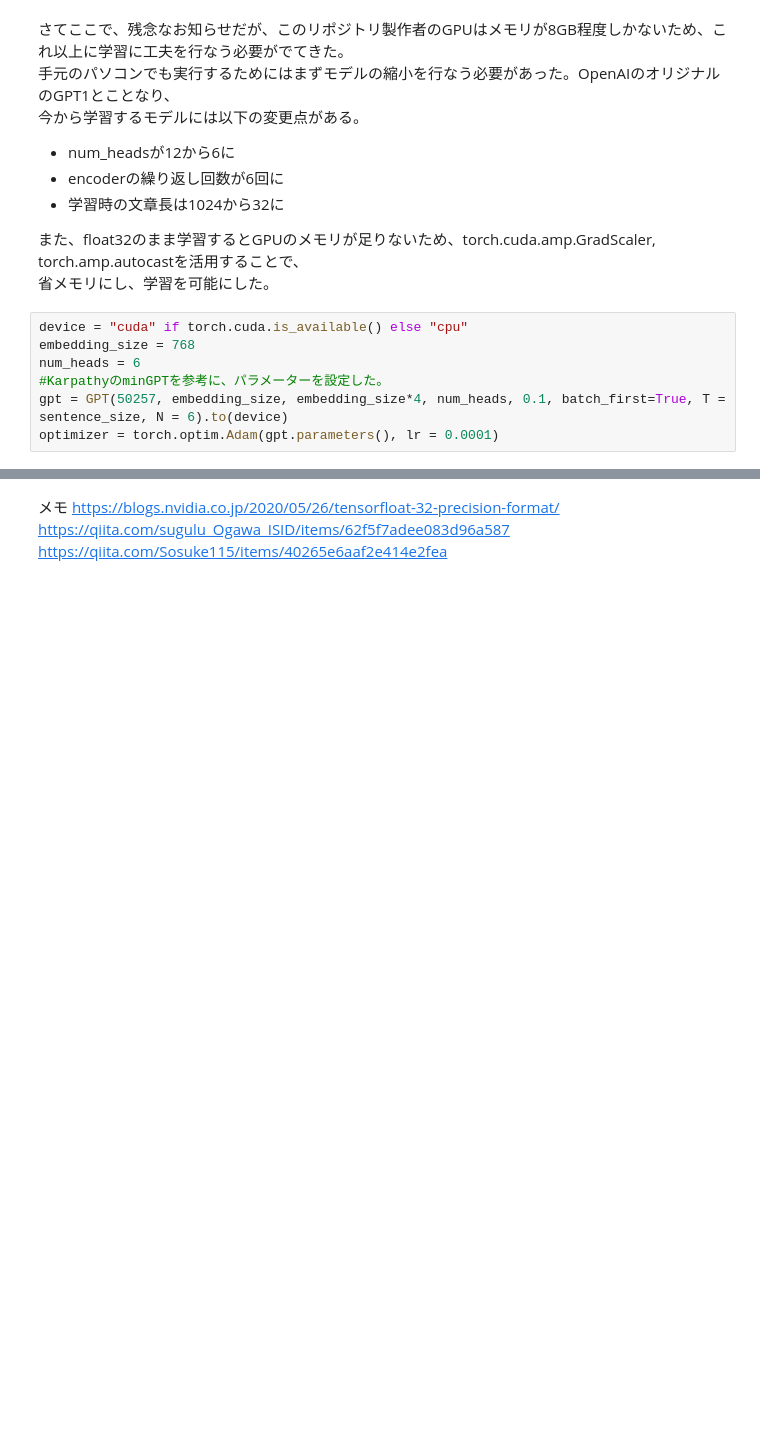
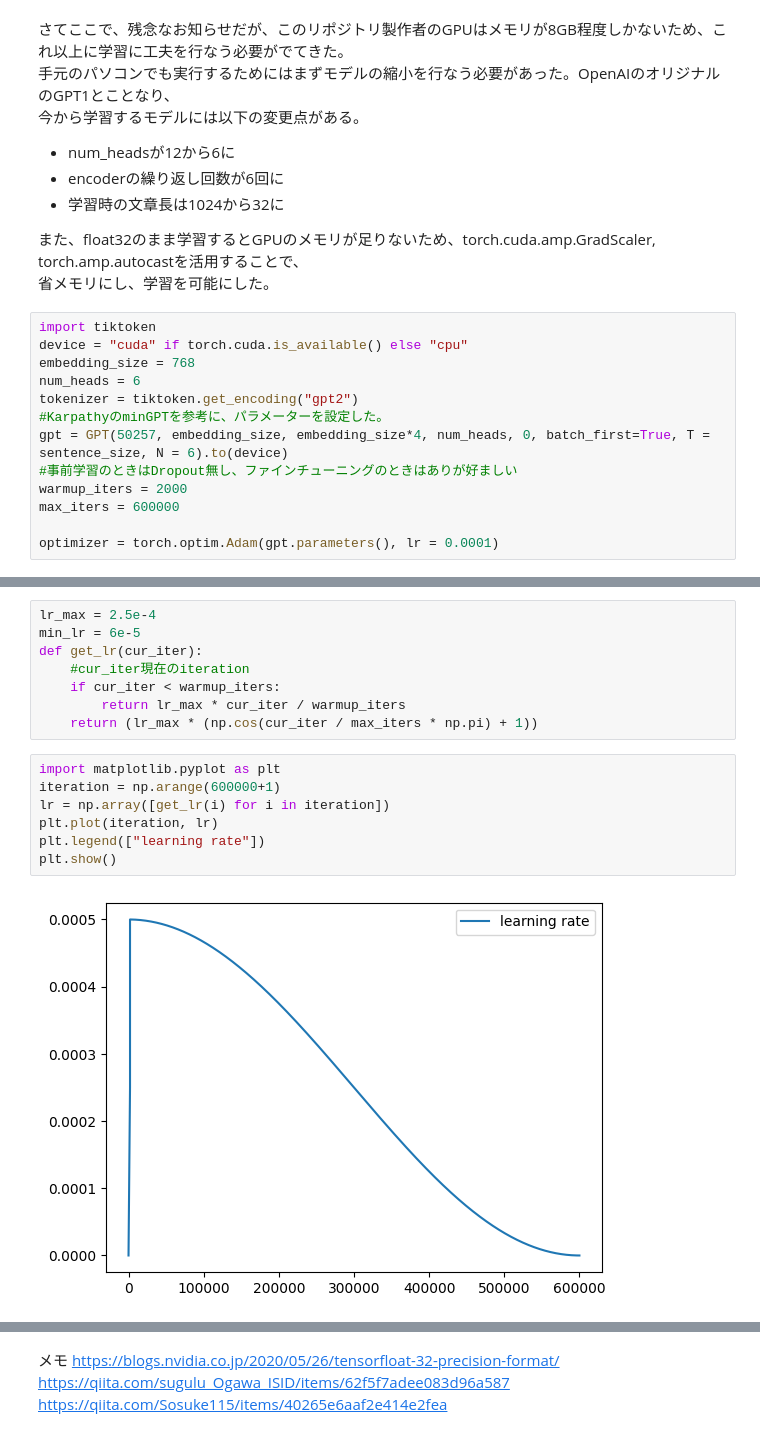
Before and after one commit to SuperHotDogCat/Attention-from-scratch, a Jupyter notebook: GPT_from_scratch.ipynb, the cells around one changed output, grey strips where cells are left out. Drawn from its saved outputs; the diff is of its cells as text; blank space fills up the shorter version.

```diff
--- a/GPT_from_scratch.ipynb
+++ b/GPT_from_scratch.ipynb
@@ -344,9 +371,15 @@ def get_batch(split: str, batch_size = 256,device = "cpu")->torch.Tensor:
 また、float32のまま学習するとGPUのメモリが足りないため、torch.cuda.amp.GradScaler, torch.amp.autocastを活用することで、<br>
 省メモリにし、学習を可能にした。<br>
 # %%
+import tiktoken
 device = "cuda" if torch.cuda.is_available() else "cpu"
 embedding_size = 768
 num_heads = 6
+tokenizer = tiktoken.get_encoding("gpt2")
 #KarpathyのminGPTを参考に、パラメーターを設定した。
-gpt = GPT(50257, embedding_size, embedding_size*4, num_heads, 0.1, batch_first=True, T = sentence_size, N = 6).to(device)
+gpt = GPT(50257, embedding_size, embedding_size*4, num_heads, 0, batch_first=True, T = sentence_size, N = 6).to(device)
+#事前学習のときはDropout無し、ファインチューニングのときはありが好ましい
+warmup_iters = 2000
+max_iters = 600000
+
 optimizer = torch.optim.Adam(gpt.parameters(), lr = 0.0001)
@@ -353,2 +398,19 @@ optimizer = torch.optim.Adam(gpt.parameters(), lr = 0.0001)
+# %%
+lr_max = 2.5e-4
+min_lr = 6e-5
+def get_lr(cur_iter):
+    #cur_iter現在のiteration
+    if cur_iter < warmup_iters:
+        return lr_max * cur_iter / warmup_iters
+    return (lr_max * (np.cos(cur_iter / max_iters * np.pi) + 1))
+# %%
+import matplotlib.pyplot as plt
+iteration = np.arange(600000+1)
+lr = np.array([get_lr(i) for i in iteration])
+plt.plot(iteration, lr)
+plt.legend(["learning rate"])
+plt.show()
+# %% [output]
+[figure, added]
 # %%
 import gc
```
Also changed, not shown: parts of 4 cells of this notebook.
